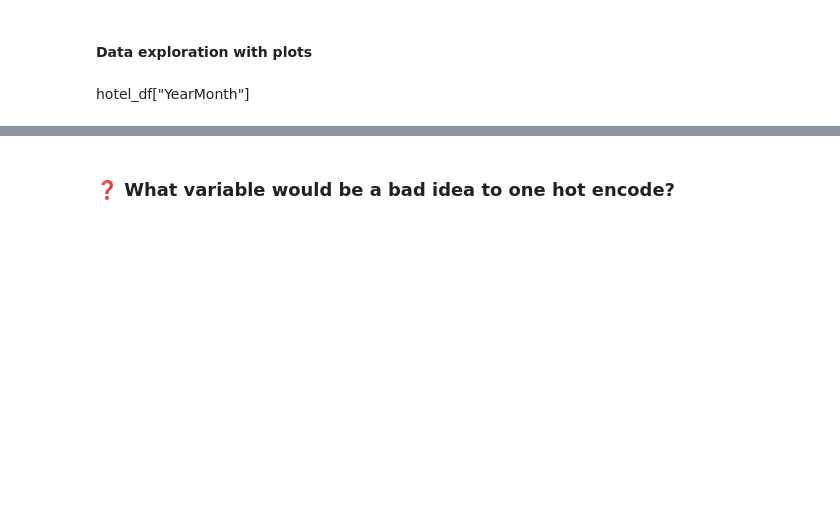
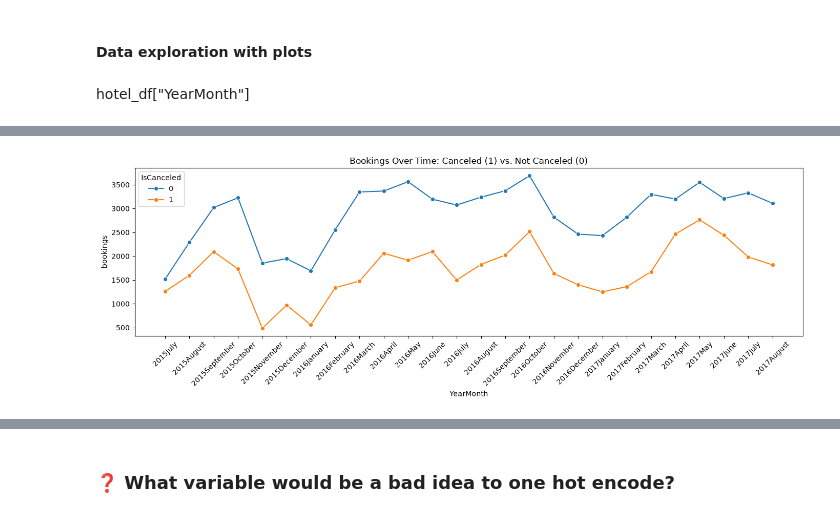
Before and after one commit to matteogradinaru/students2627, a Jupyter notebook: lab6/lab_6_part_2_classification.ipynb, the cells around one changed output, grey strips where cells are left out. Cells and saved outputs as stored; diff of their text form; code cells hidden in the pictures; blank space fills up the shorter version.

```diff
--- a/lab6/lab_6_part_2_classification.ipynb
+++ b/lab6/lab_6_part_2_classification.ipynb
@@ -199,0 +377,14 @@ hotel_df["YearMonth"]
+# %%
+# ❓ Make a line plot that shows the bookings over time. Divide into cancellations and not cancelled bookings.
+bookings_cancel_time = (
+    hotel_df.groupby(["YearMonth", "IsCanceled"], sort=False)
+    .size()
+    .reset_index(name="bookings")
+)
+fig, ax = plt.subplots(figsize=(14, 5))
+sns.lineplot(data=bookings_cancel_time, x="YearMonth", y="bookings", hue="IsCanceled", marker="o", ax=ax)
+ax.set_title("Bookings Over Time: Canceled (1) vs. Not Canceled (0)")
+ax.tick_params(axis="x", rotation=45)
+plt.tight_layout()
+# %% [output]
+[figure, added]
```
Also changed, not shown: parts of 58 cells of this notebook, 1 other file.
